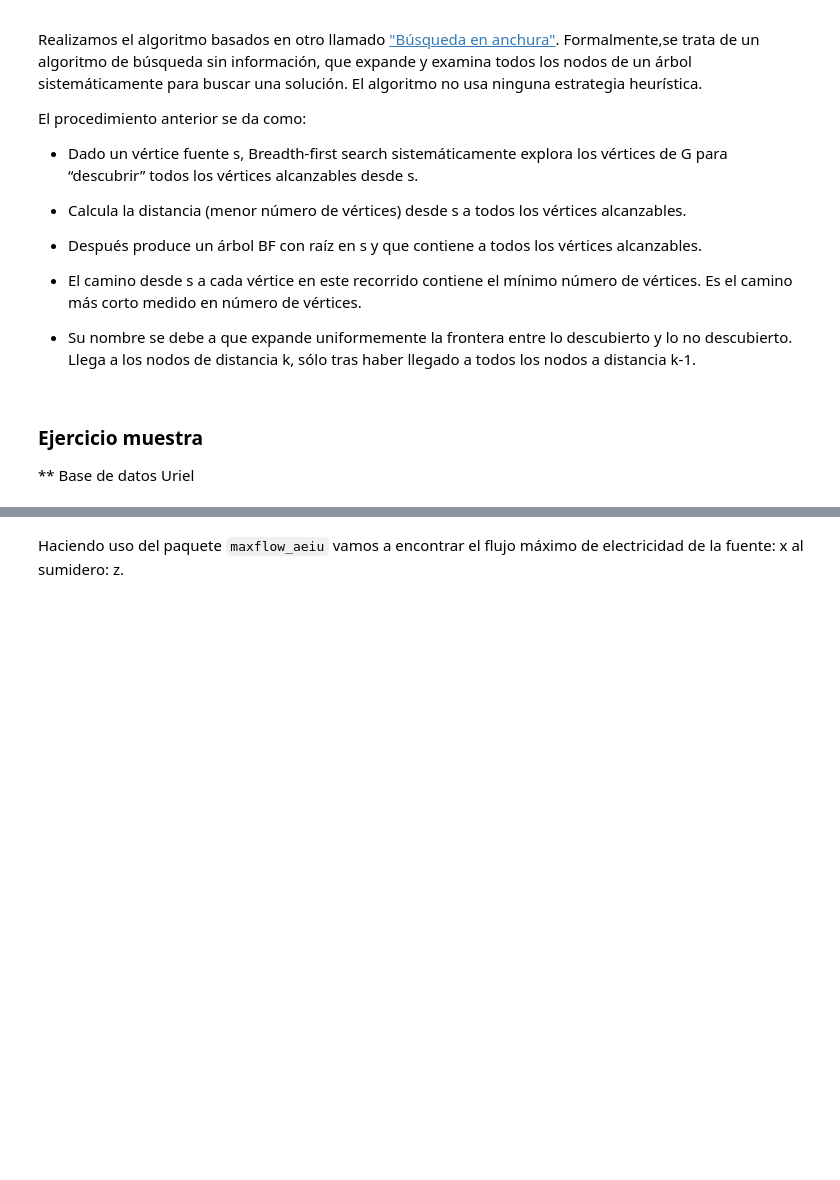
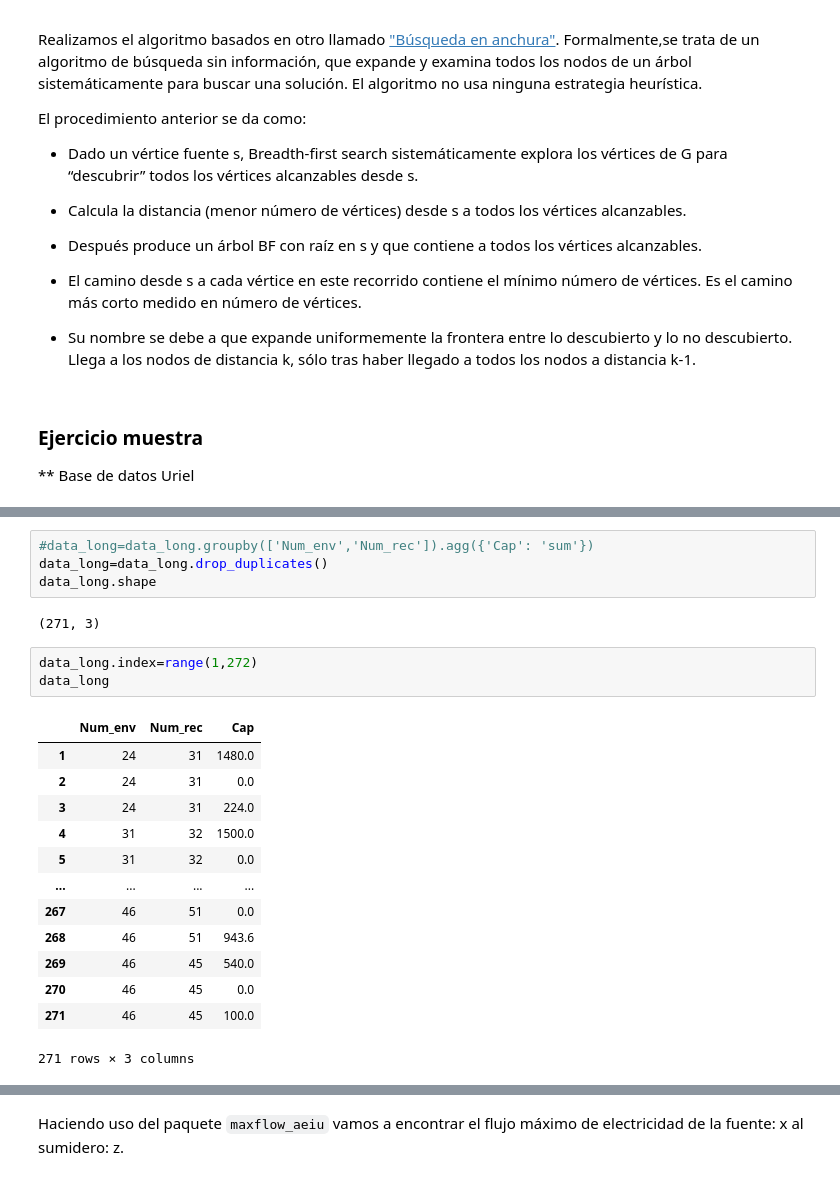
Before and after one commit to optimizacion-2-2022-gh-classroom/practica-1-segunda-parte-LuzVerde23, a Jupyter notebook: reporte_equipo_2_parte_2_practica_1.ipynb, the cells around one changed output, grey strips where cells are left out. Drawn from its saved outputs; the diff is of its cells as text; blank space fills up the shorter version.

```diff
--- a/reporte_equipo_2_parte_2_practica_1.ipynb
+++ b/reporte_equipo_2_parte_2_practica_1.ipynb
@@ -114,0 +141,23 @@ El procedimiento anterior se da como:
+# %%
+#data_long=data_long.groupby(['Num_env','Num_rec']).agg({'Cap': 'sum'})
+data_long=data_long.drop_duplicates()
+data_long.shape
+# %% [output]
+(271, 3)
+# %%
+data_long.index=range(1,272)
+data_long
+# %% [output]
+|  | Num_env | Num_rec | Cap |
+| 1 | 24 | 31 | 1480.0 |
+| 2 | 24 | 31 | 0.0 |
+| 3 | 24 | 31 | 224.0 |
+| 4 | 31 | 32 | 1500.0 |
+| 5 | 31 | 32 | 0.0 |
+| ... | ... | ... | ... |
+| 267 | 46 | 51 | 0.0 |
+| 268 | 46 | 51 | 943.6 |
+| 269 | 46 | 45 | 540.0 |
+| 270 | 46 | 45 | 0.0 |
+| 271 | 46 | 45 | 100.0 |
+271 rows × 3 columns
```
Also changed, not shown: parts of 11 cells of this notebook.
